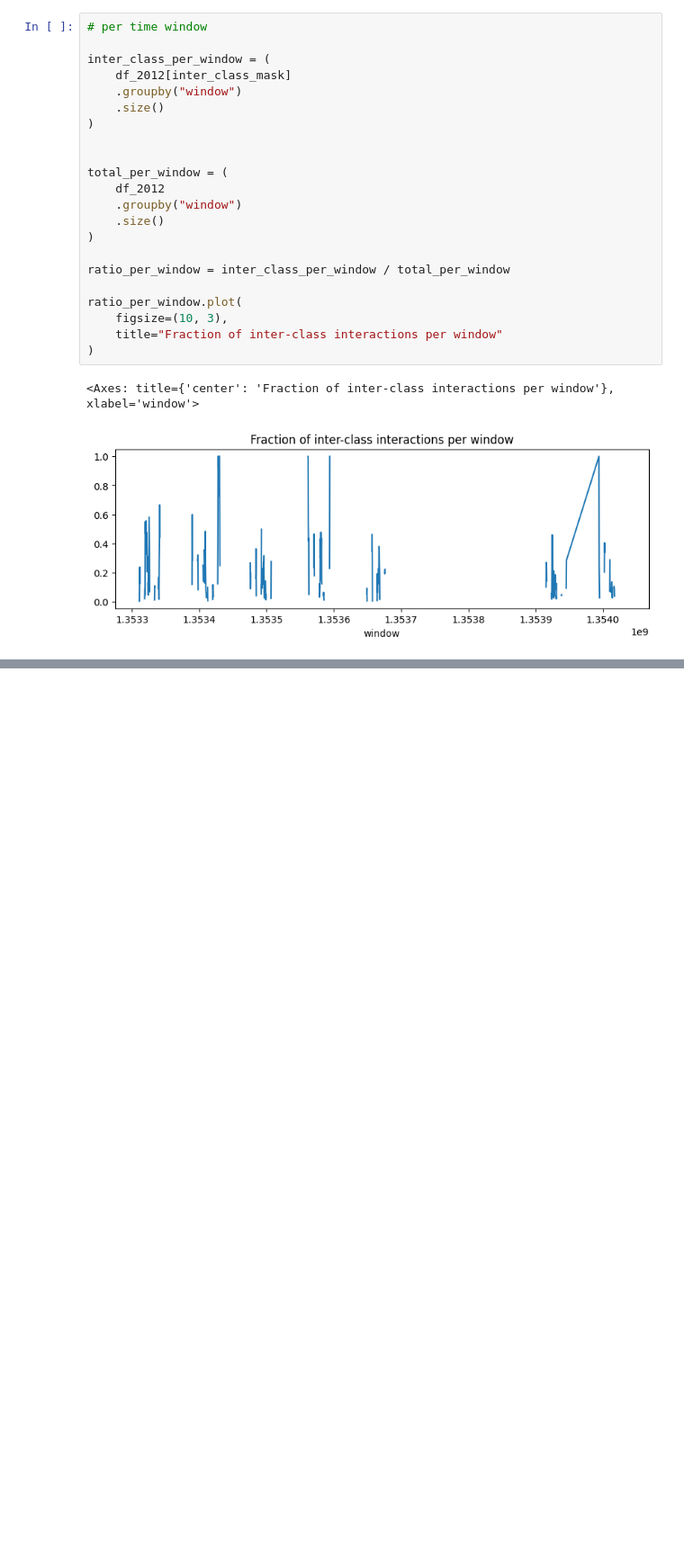
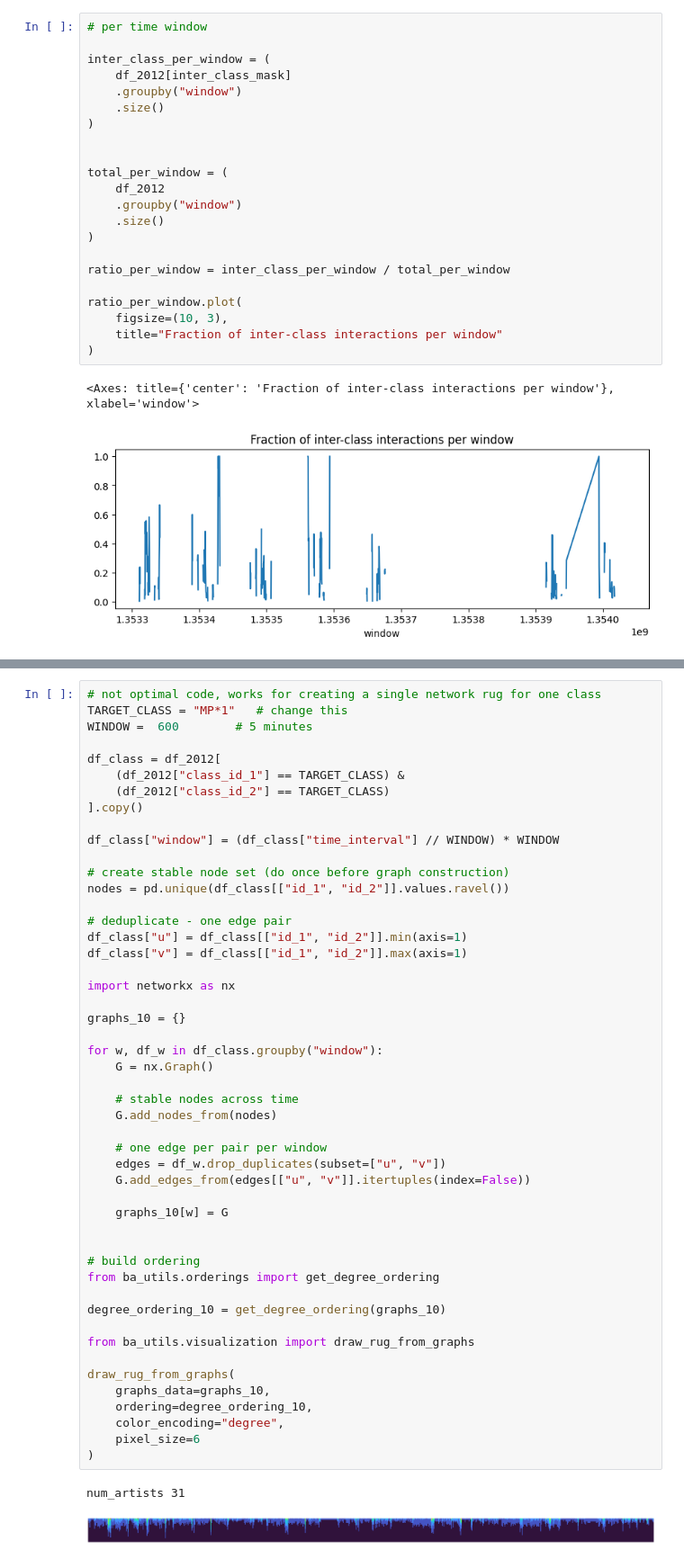
Before and after one commit to mibar3/NetworkRugs, a Jupyter notebook: contact_pattern.ipynb, the cells around one changed output, grey strips where cells are left out. Shown at 90% size. Cells and saved outputs as stored; diff of their text form; blank space fills up the shorter version.

Commit message:
additions for networkrugs per class

```diff
--- a/contact_pattern.ipynb
+++ b/contact_pattern.ipynb
@@ -991,0 +1141,52 @@ ratio_per_window.plot(
+# %%
+# not optimal code, works for creating a single network rug for one class
+TARGET_CLASS = "MP*1"   # change this
+WINDOW =  600        # 5 minutes
+
+df_class = df_2012[
+    (df_2012["class_id_1"] == TARGET_CLASS) &
+    (df_2012["class_id_2"] == TARGET_CLASS)
+].copy()
+
+df_class["window"] = (df_class["time_interval"] // WINDOW) * WINDOW
+
+# create stable node set (do once before graph construction)
+nodes = pd.unique(df_class[["id_1", "id_2"]].values.ravel())
+
+# deduplicate - one edge pair
+df_class["u"] = df_class[["id_1", "id_2"]].min(axis=1)
+df_class["v"] = df_class[["id_1", "id_2"]].max(axis=1)
+
+import networkx as nx
+
+graphs_10 = {}
+
+for w, df_w in df_class.groupby("window"):
+    G = nx.Graph()
+
+    # stable nodes across time
+    G.add_nodes_from(nodes)
+
+    # one edge per pair per window
+    edges = df_w.drop_duplicates(subset=["u", "v"])
+    G.add_edges_from(edges[["u", "v"]].itertuples(index=False))
+
+    graphs_10[w] = G
+
+
+# build ordering
+from ba_utils.orderings import get_degree_ordering
+
+degree_ordering_10 = get_degree_ordering(graphs_10)
+
+from ba_utils.visualization import draw_rug_from_graphs
+
+draw_rug_from_graphs(
+    graphs_data=graphs_10,
+    ordering=degree_ordering_10,
+    color_encoding="degree",
+    pixel_size=6
+)
+# %% [output]
+num_artists 31
+[figure, added]
```
Also changed, not shown: parts of 16 cells of this notebook.
